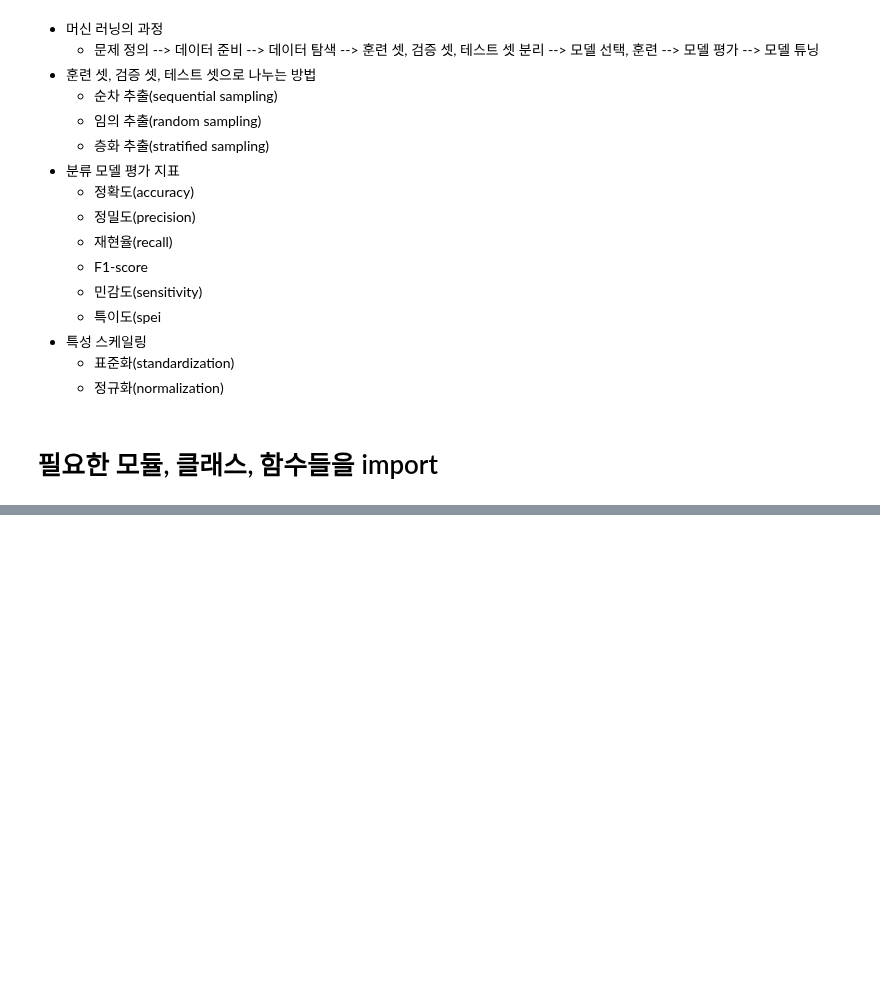
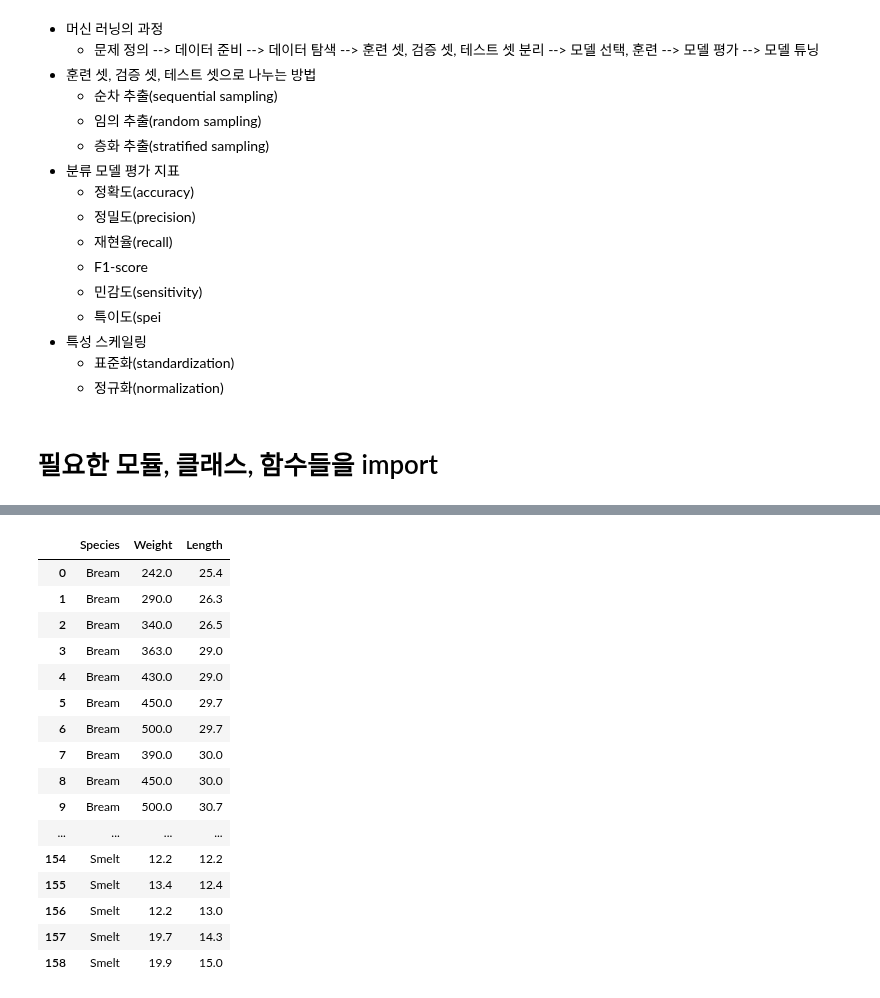
Before and after one commit to esn73/lab_python, a Jupyter notebook: ml03_train_test_scaling.ipynb, the cells around one changed output, grey strips where cells are left out. Drawn from its saved outputs; the diff is of its cells as text; code cells hidden in the pictures; blank space fills up the shorter version.

```diff
--- a/ml03_train_test_scaling.ipynb
+++ b/ml03_train_test_scaling.ipynb
@@ -38,0 +43,4 @@ from sklearn.preprocessing import StandardScaler, MinMaxScaler
+# %%
+fish_scv = 'https://github.com/JakeOh/202110_itw_lab_python/raw/main/fish.csv'
+# %%
+fish = pd.read_csv(fish_scv)
@@ -38,0 +72,22 @@ from sklearn.preprocessing import StandardScaler, MinMaxScaler
+# %%
+df = fish.loc[fish['Species'].isin(['Bream', 'Smelt']),
+              ['Species', 'Weight', 'Length']]
+df
+# %% [output]
+|  | Species | Weight | Length |
+| 0 | Bream | 242.0 | 25.4 |
+| 1 | Bream | 290.0 | 26.3 |
+| 2 | Bream | 340.0 | 26.5 |
+| 3 | Bream | 363.0 | 29.0 |
+| 4 | Bream | 430.0 | 29.0 |
+| 5 | Bream | 450.0 | 29.7 |
+| 6 | Bream | 500.0 | 29.7 |
+| 7 | Bream | 390.0 | 30.0 |
+| 8 | Bream | 450.0 | 30.0 |
+| 9 | Bream | 500.0 | 30.7 |
+| ... | ... | ... | ... |
+| 154 | Smelt | 12.2 | 12.2 |
+| 155 | Smelt | 13.4 | 12.4 |
+| 156 | Smelt | 12.2 | 13.0 |
+| 157 | Smelt | 19.7 | 14.3 |
+| 158 | Smelt | 19.9 | 15.0 |
```
Also changed, not shown: parts of 23 cells of this notebook.
